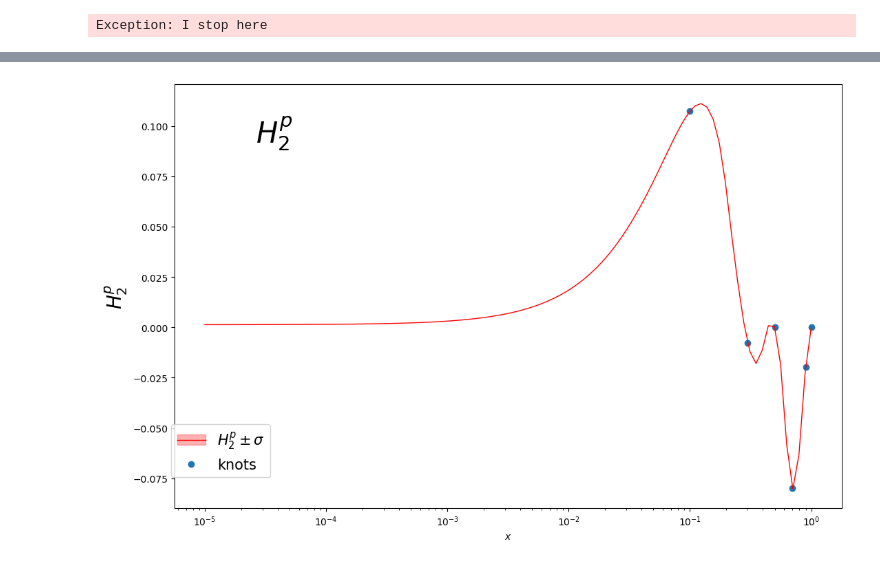
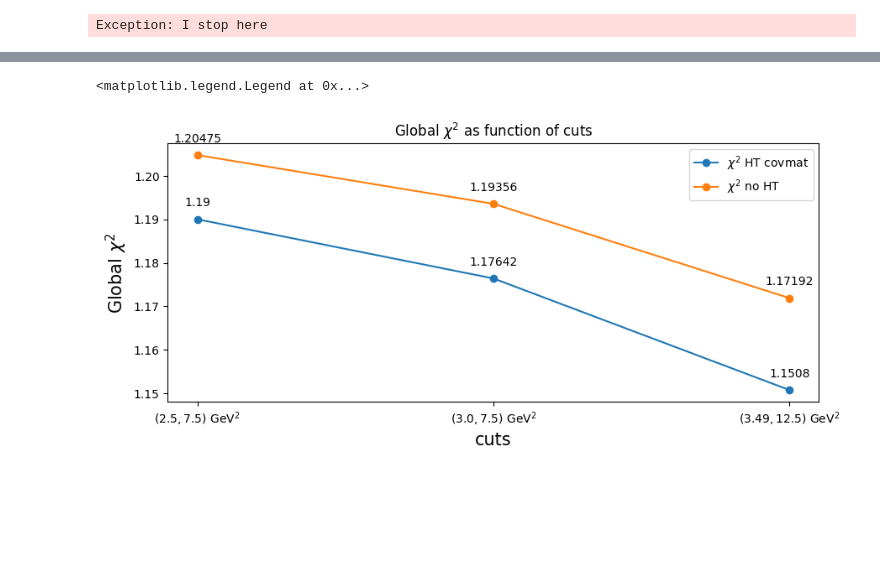
Before and after one commit to RoyStegeman/higher_twist, a Jupyter notebook: higher_twist/ht_ABMP.ipynb, the cells around one changed output, grey strips where cells are left out. Cells and saved outputs as stored; diff of their text form; code cells hidden in the pictures; blank space fills up the shorter version.

Commit message:
Updating plots

```diff
--- a/higher_twist/ht_ABMP.ipynb
+++ b/higher_twist/ht_ABMP.ipynb
@@ -12,7 +12,7 @@ from pathlib import Path
 
 from validphys.theorycovariance.construction import extract_target, compute_ratio_delta, compute_ht_parametrisation
 # %%
-fitname = "240812-01-ABMP-large-prior-7k"
+fitname = "240816-01-7-02-sc"
 thcovmat_dict = API.fit(fit=fitname).as_input()["theorycovmatconfig"]
 # %%
 H2_coeff_list = thcovmat_dict["H2_list"]
@@ -613,3 +602,24 @@ test.plot_wrapper(save=False)
 # %%
+chi2_ht = [1.19000,	1.17642,	1.15080]
+chi2_no_ht = [1.20475, 1.19356, 1.17192]
+cuts = [
+  r"$(2.5, 7.5)$ GeV$^2$",
+  r"$(3.0, 7.5)$ GeV$^2$",
+  r"$(3.49, 12.5)$ GeV$^2$"
+  ]
+
+fig_tmp, ax_tmp = plt.subplots(figsize=(10, 4))
+ax_tmp.plot(cuts, chi2_ht, 'o-', label=r"$\chi^2$ HT covmat")
+ax_tmp.plot(cuts, chi2_no_ht, 'o-', label=r"$\chi^2$ no HT")
+ax_tmp.set_ylabel(r'Global $\chi^2$', fontsize=15)
+ax_tmp.set_xlabel(r'cuts', fontsize=15)
+ax_tmp.set_title(r'Global $\chi^2$ as function of cuts')
+
+for i, value in enumerate(zip(chi2_ht, chi2_no_ht)):
+    ax_tmp.text(i, value[0] + 0.003, str(value[0]), ha='center')
+    ax_tmp.text(i, value[1] + 0.003, str(value[1]), ha='center')
+
+ax_tmp.legend()
 # %% [output]
+<matplotlib.legend.Legend at 0x...>
-[figure, old version]
+[figure, new version]
```
Also changed, not shown: parts of 8 cells of this notebook, 1 other file.
